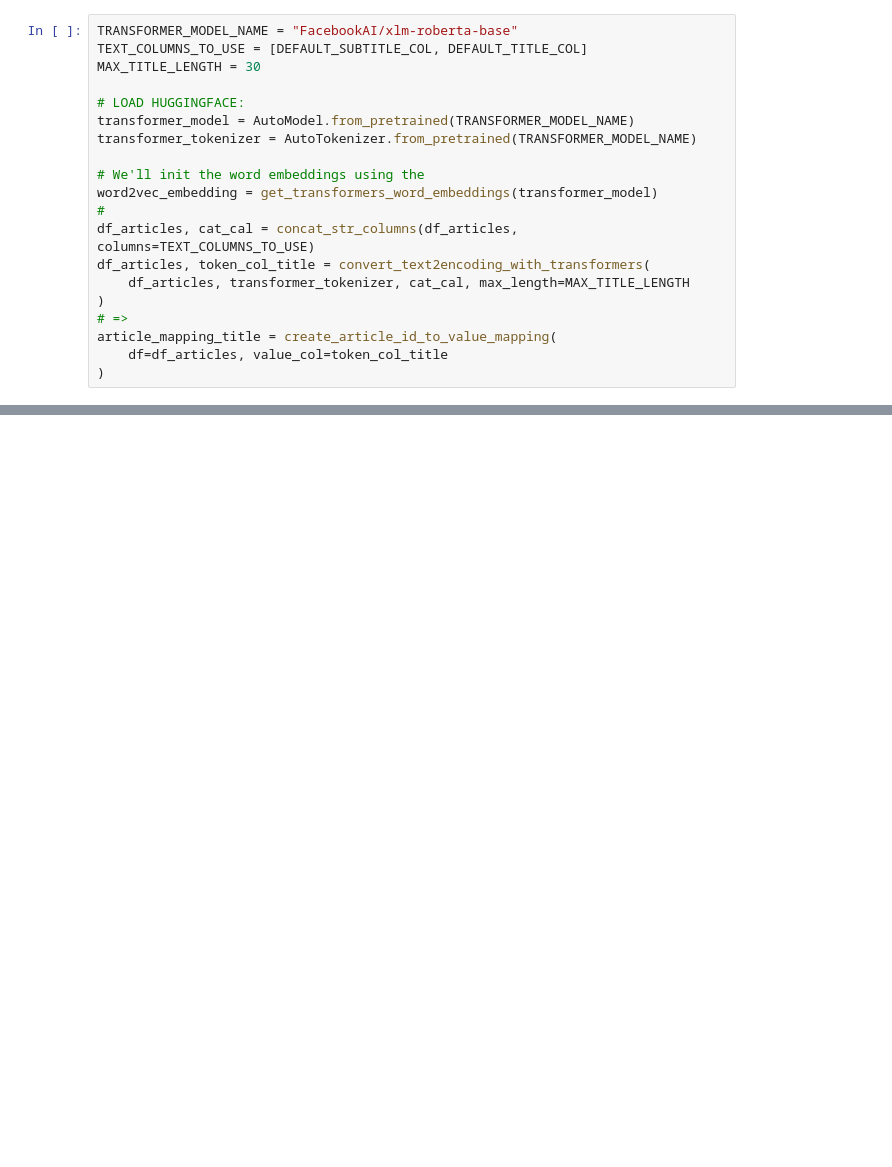
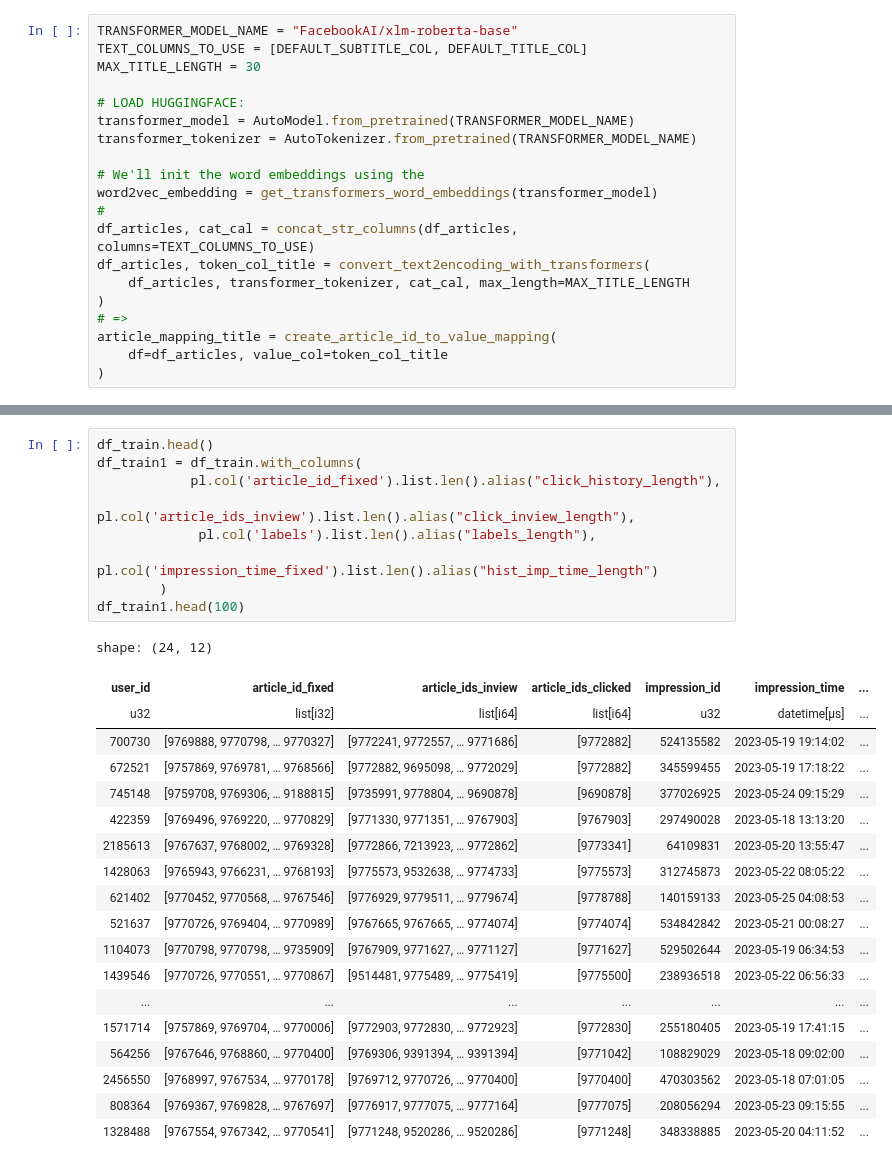
Before and after one commit to sohamchatterjee50/PPRec, a Jupyter notebook: OurCode/test.ipynb, the cells around one changed output, grey strips where cells are left out. Cells and saved outputs as stored; diff of their text form; blank space fills up the shorter version.

```diff
--- a/OurCode/test.ipynb
+++ b/OurCode/test.ipynb
@@ -143,3 +200,32 @@ article_mapping_title = create_article_id_to_value_mapping(
+# %%
+df_train.head()
+df_train1 = df_train.with_columns(
+            pl.col('article_id_fixed').list.len().alias("click_history_length"),
+            pl.col('article_ids_inview').list.len().alias("click_inview_length"),
+             pl.col('labels').list.len().alias("labels_length"),
+             pl.col('impression_time_fixed').list.len().alias("hist_imp_time_length")
+        )
+df_train1.head(100)
+# %% [output]
+shape: (24, 12)
+| user_id | article_id_fixed | article_ids_inview | article_ids_clicked | impression_id | impression_time | ... |
+| u32 | list[i32] | list[i64] | list[i64] | u32 | datetime[μs] | ... |
+| 700730 | [9769888, 9770798, … 9770327] | [9772241, 9772557, … 9771686] | [9772882] | 524135582 | 2023-05-19 19:14:02 | ... |
+| 672521 | [9757869, 9769781, … 9768566] | [9772882, 9695098, … 9772029] | [9772882] | 345599455 | 2023-05-19 17:18:22 | ... |
+| 745148 | [9759708, 9769306, … 9188815] | [9735991, 9778804, … 9690878] | [9690878] | 377026925 | 2023-05-24 09:15:29 | ... |
+| 422359 | [9769496, 9769220, … 9770829] | [9771330, 9771351, … 9767903] | [9767903] | 297490028 | 2023-05-18 13:13:20 | ... |
+| 2185613 | [9767637, 9768002, … 9769328] | [9772866, 7213923, … 9772862] | [9773341] | 64109831 | 2023-05-20 13:55:47 | ... |
+| 1428063 | [9765943, 9766231, … 9768193] | [9775573, 9532638, … 9774733] | [9775573] | 312745873 | 2023-05-22 08:05:22 | ... |
+| 621402 | [9770452, 9770568, … 9767546] | [9776929, 9779511, … 9779674] | [9778788] | 140159133 | 2023-05-25 04:08:53 | ... |
+| 521637 | [9770726, 9769404, … 9770989] | [9767665, 9767665, … 9774074] | [9774074] | 534842842 | 2023-05-21 00:08:27 | ... |
+| 1104073 | [9770798, 9770798, … 9735909] | [9767909, 9771627, … 9771127] | [9771627] | 529502644 | 2023-05-19 06:34:53 | ... |
+| 1439546 | [9770726, 9770551, … 9770867] | [9514481, 9775489, … 9775419] | [9775500] | 238936518 | 2023-05-22 06:56:33 | ... |
+| ... | ... | ... | ... | ... | ... | ... |
+| 1571714 | [9757869, 9769704, … 9770006] | [9772903, 9772830, … 9772923] | [9772830] | 255180405 | 2023-05-19 17:41:15 | ... |
+| 564256 | [9767646, 9768860, … 9770400] | [9769306, 9391394, … 9391394] | [9771042] | 108829029 | 2023-05-18 09:02:00 | ... |
+| 2456550 | [9768997, 9767534, … 9770178] | [9769712, 9770726, … 9770400] | [9770400] | 470303562 | 2023-05-18 07:01:05 | ... |
+| 808364 | [9769367, 9769828, … 9767697] | [9776917, 9777075, … 9777164] | [9777075] | 208056294 | 2023-05-23 09:15:55 | ... |
+| 1328488 | [9767554, 9767342, … 9770541] | [9771248, 9520286, … 9520286] | [9771248] | 348338885 | 2023-05-20 04:11:52 | ... |
 # %%
 train_dataloader = PPRecDataLoader(
     behaviors=df_train,
```
Also changed, not shown: parts of 44 cells of this notebook, 7 other files.
